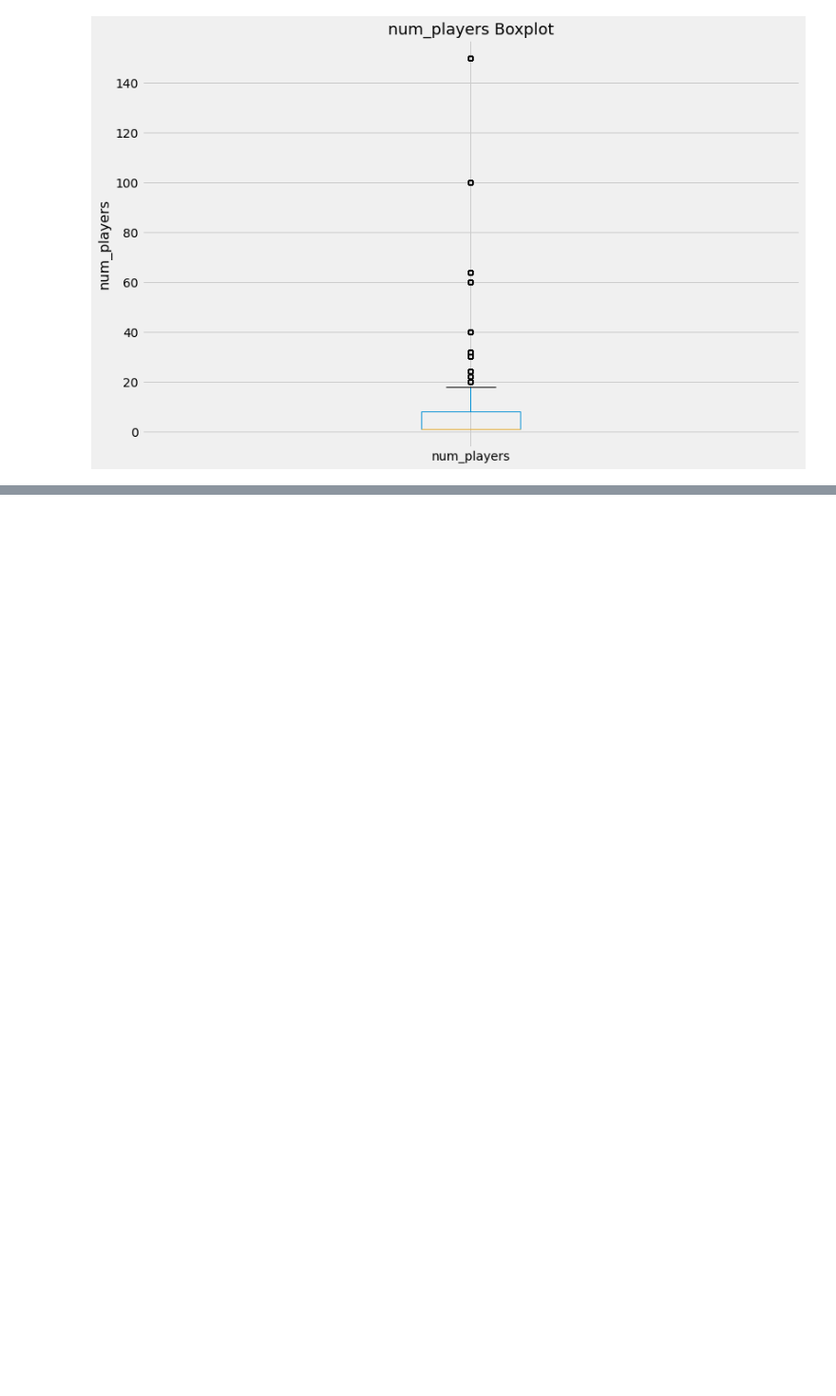
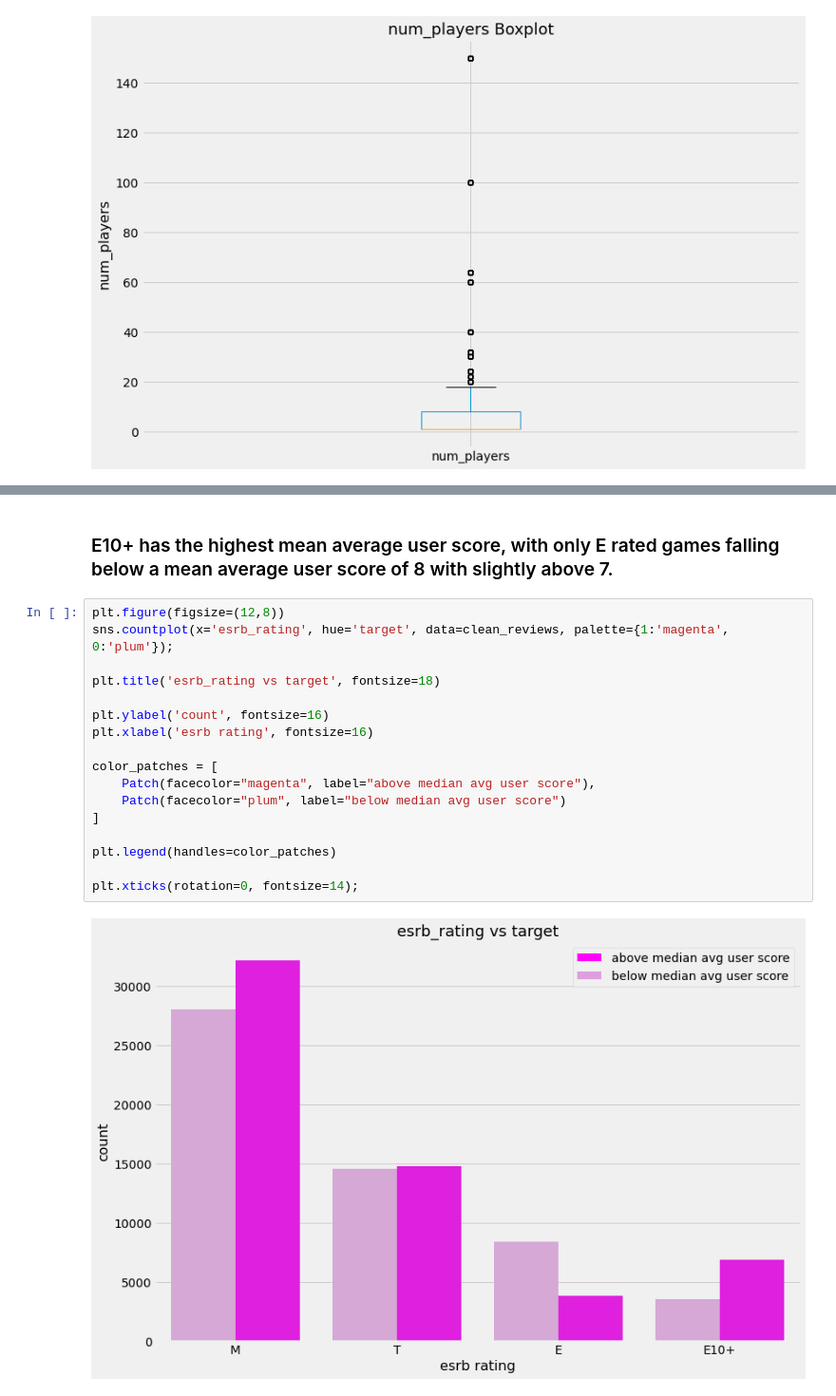
Before and after one commit to Ftrejo23/Capstone_Project_WIP, a Jupyter notebook: code/03_EDA_&_Preliminary_Analysis.ipynb, the cells around one changed output, grey strips where cells are left out. Shown at 95% size. Saved outputs shown, nothing was run; the diff lists cells and outputs as text; blank space fills up the shorter version.

```diff
--- a/code/03_EDA_&_Preliminary_Analysis.ipynb
+++ b/code/03_EDA_&_Preliminary_Analysis.ipynb
@@ -637,0 +687,21 @@ Max of boxplot: 18.50
+# %% [markdown]
+### E10+ has the highest mean average user score, with only E rated games falling below a mean average user score of 8 with slightly above 7.
+# %%
+plt.figure(figsize=(12,8))
+sns.countplot(x='esrb_rating', hue='target', data=clean_reviews, palette={1:'magenta', 0:'plum'});
+
+plt.title('esrb_rating vs target', fontsize=18)
+
+plt.ylabel('count', fontsize=16)
+plt.xlabel('esrb rating', fontsize=16)
+
+color_patches = [
+    Patch(facecolor="magenta", label="above median avg user score"),
+    Patch(facecolor="plum", label="below median avg user score")
+]
+
+plt.legend(handles=color_patches)
+
+plt.xticks(rotation=0, fontsize=14);
+# %% [output]
+[figure, added]
```
Also changed, not shown: parts of 35 cells of this notebook.
